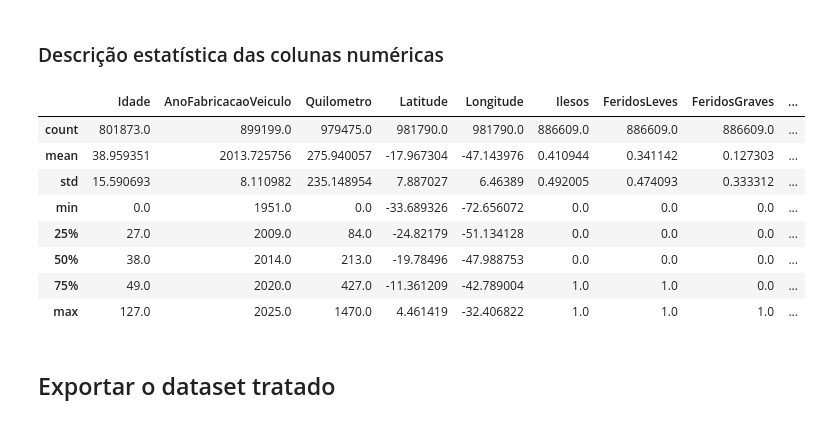
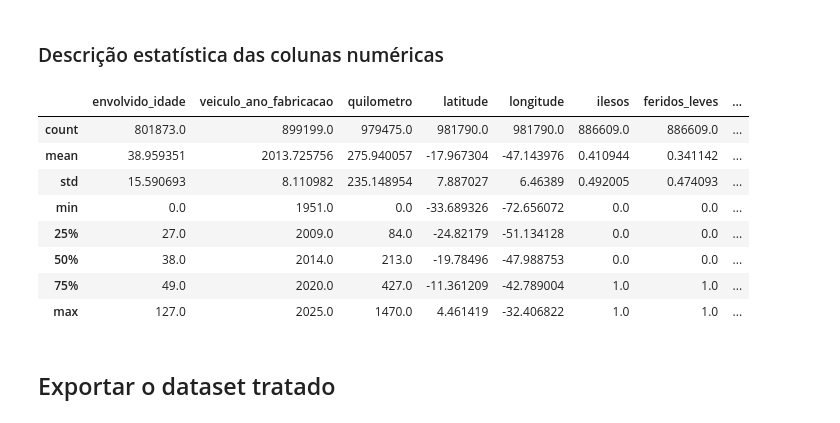
Before and after one commit to Yagoas/SinistrosPRF, a Jupyter notebook: notebooks/tratamento_raw.ipynb, the cells around one changed output. Cells and saved outputs as stored; diff of their text form; code cells hidden in the pictures.

```diff
--- a/notebooks/tratamento_raw.ipynb
+++ b/notebooks/tratamento_raw.ipynb
@@ -271,8 +271,8 @@ df['FaixaEtariaClasse'] = df['Idade'].apply(idade_to_classe).astype('string')
 ### Gravidade
 # %%
 # Variáveis para definir a gravidade do sinistro
-mortos = pd.to_numeric(df.get('Mortos'), errors='coerce').fillna(0)
-feridos = pd.to_numeric(df.get('Feridos'), errors='coerce').fillna(0)
+mortos = pd.to_numeric(df.get('mortos'), errors='coerce').fillna(0)
+feridos = pd.to_numeric(df.get('feridos'), errors='coerce').fillna(0)
 
 # Define condições para a coluna Gravidade
 cond_morto = mortos > 0
@@ -282,36 +282,36 @@ cond_sem_vitima = feridos.notna() & (feridos == 0)
 choices = ['Com morto', 'Com ferido', 'Sem vítima']
 conds = [cond_morto, cond_ferido, cond_sem_vitima]
 
-df['Gravidade'] = pd.Series(np.select(conds, choices, default='Não informado'), index=df.index).astype('string')
+df['gravidade'] = pd.Series(np.select(conds, choices, default='Não informado'), index=df.index).astype('string')
 # %% [markdown]
 ### UPS (Unidade Padrão de Severidade)
 # %%
 # Conforme INSTRUÇÃO NORMATIVA Nº 43/DNIT SEDE, DE 04 DE AGOSTO DE 2021
 
 # Variáveis necessárias para UPS
-mortos = pd.to_numeric(df.get('Mortos'), errors='coerce').fillna(0)
-feridos = pd.to_numeric(df.get('Feridos'), errors='coerce').fillna(0)
-tipo_acidente = df.get('TipoDoSinistro', pd.Series('', index=df.index))
+mortos = pd.to_numeric(df.get('mortos'), errors='coerce').fillna(0)
+feridos = pd.to_numeric(df.get('feridos'), errors='coerce').fillna(0)
+tipo_acidente = df.get('sinistro_tipo', pd.Series('', index=df.index))
 tipo_acidente = tipo_acidente.fillna('')
 
 # UPS: 13 se houver morto, se não 6 se envolveu pedestre, se não 4 se houve feridos, se não 1 somente danos materiais
 ups = np.where(mortos > 0, 13,
         np.where(tipo_acidente == 'Atropelamento', 6,
             np.where(feridos > 0, 4, 1)))
-df['UPS'] = pd.Series(ups, index=df.index).astype('Int64')
+df['ups'] = pd.Series(ups, index=df.index).astype('Int64')
 # %% [markdown]
 ## Outros tratamentos
 # %% [markdown]
 ### Limpeza e ajuste de dados vazios
 # %%
 # Trim de várias colunas textuais e normalizar nulos/ '(null)' -> 'Não informado'
-trim_cols = ['UF','Sentido','UsoDoSolo','TipoDoSinistro','Causa','Gravidade','Municipio','CondicaoMeteorologica','TipoPista','TracadoVia']
+trim_cols = ['uf','via_sentido','uso_solo','sinistro_tipo','sinistro_causa','gravidade','municipio','CondicaoMeteorologica','via_tipo','via_tracado']
 for c in trim_cols:
     if c in df.columns:
         df[c] = df[c].astype(str).str.strip().replace({'nan':pd.NA, 'None':pd.NA, '(null)':pd.NA})
 
 # Substituir strings vazias por 'Não Informado' em colunas-chave
-for c in ['Causa','TipoDoSinistro',]:
+for c in ['sinistro_causa','sinistro_tipo',]:
     if c in df.columns:
         df[c] = df[c].replace({pd.NA:'Não informado','': 'Não informado'})
 
@@ -326,33 +326,33 @@ Deduplicated: 981790 -> 981790
 # %%
 # Tratamento Idade
 ## Transformar idade > 200 em NaN
-df.loc[df['Idade'] > 200, 'Idade'] = pd.NA
+df.loc[df['envolvido_idade'] > 200, 'envolvido_idade'] = pd.NA
 
 
 # Tratamento Ano de fabricação do veículo
 ## Transformar Ano Atual < Ano < 1920 em NaN
 ano_atual = datetime.now().year
-df.loc[(df['AnoFabricacaoVeiculo'] > ano_atual) | (df['AnoFabricacaoVeiculo'] < 1920), 'AnoFabricacaoVeiculo'] = pd.NA
+df.loc[(df['veiculo_ano_fabricacao'] > ano_atual) | (df['veiculo_ano_fabricacao'] < 1920), 'veiculo_ano_fabricacao'] = pd.NA
 
 
 # Mostra gráficos tratados
 ## Idade:
 # Agrupa por idade, conta ocorrências e mostra em gráfico de dispersão
-contagem_idade = df['Idade'].value_counts()
+contagem_idade = df['envolvido_idade'].value_counts()
 df_plot_frequencia = contagem_idade.reset_index()
-df_plot_frequencia.columns = ['Idade', 'Quantidade']
+df_plot_frequencia.columns = ['envolvido_idade', 'Quantidade']
 
 plt.figure(figsize=(8, 6))
 sns.scatterplot(
     data=df_plot_frequencia,
     x='Quantidade',
-    y='Idade',
+    y='envolvido_idade',
     s=30,
     alpha=0.8
 )
 plt.title('Quantidade de envolvidos por Idade (Frequência)', fontsize=14)
 plt.xlabel('Quantidade')
-plt.ylabel('Idade')
+plt.ylabel('envolvido_idade')
 plt.ticklabel_format(style='plain', axis='x')
 
 plt.tight_layout()
@@ -361,13 +361,13 @@ plt.show()
 ## Ano:
 
 # Remove outliers baseados na marca (remove "Não Informado/Não Informado", "NA/NA", "NaN" e "Outros")
-df_ano_tratado = df[~df['Marca'].isin(['Não Informado/Não Informado', 'NA/NA', 'NaN', 'Outros'])]
-df_ano_tratado = df_ano_tratado[df_ano_tratado['Marca'].notna()]
+df_ano_tratado = df[~df['veiculo_marca_modelo'].isin(['Não Informado/Não Informado', 'NA/NA', 'NaN', 'Outros'])]
+df_ano_tratado = df_ano_tratado[df_ano_tratado['veiculo_marca_modelo'].notna()]
 
 # Agrupa por Ano de fabricação, conta IDs únicos de veículos e mostra em gráfico de Box
-df_veiculos = df_ano_tratado.groupby('AnoFabricacaoVeiculo')['VeiculoID'].nunique().reset_index()
-df_veiculos.columns = ['AnoFabricacaoVeiculo', 'Quantidade']
-df_veiculos.set_index('AnoFabricacaoVeiculo', inplace=True)
+df_veiculos = df_ano_tratado.groupby('veiculo_ano_fabricacao')['veiculo_id'].nunique().reset_index()
+df_veiculos.columns = ['veiculo_ano_fabricacao', 'Quantidade']
+df_veiculos.set_index('veiculo_ano_fabricacao', inplace=True)
 
 # Verifica valores mínimos e máximos para o título
 ano_atual = datetime.now().year
@@ -469,17 +468,17 @@ Amostra das colunas criadas/convertidas (primeiras 10 linhas):
 # %% [markdown]
 ### Descrição estatística das colunas numéricas
 # %%
-df[['Data', 'Horario', 'Idade', 'AnoFabricacaoVeiculo', 'Quilometro', 'Latitude', 'Longitude', 'Ilesos', 'FeridosLeves', 'FeridosGraves', 'Feridos', 'Mortos', 'UPS', 'Ano', 'Hora']].describe()
+df[['data', 'horario', 'envolvido_idade', 'veiculo_ano_fabricacao', 'quilometro', 'latitude', 'longitude', 'ilesos', 'feridos_leves', 'feridos_graves', 'feridos', 'mortos', 'ups', 'ano', 'hora']].describe()
 # %% [output]
-|  | Idade | AnoFabricacaoVeiculo | Quilometro | Latitude | Longitude | Ilesos | FeridosLeves | FeridosGraves | ... |
-| count | 801873.0 | 899199.0 | 979475.0 | 981790.0 | 981790.0 | 886609.0 | 886609.0 | 886609.0 | ... |
-| mean | 38.959351 | 2013.725756 | 275.940057 | -17.967304 | -47.143976 | 0.410944 | 0.341142 | 0.127303 | ... |
-| std | 15.590693 | 8.110982 | 235.148954 | 7.887027 | 6.46389 | 0.492005 | 0.474093 | 0.333312 | ... |
-| min | 0.0 | 1951.0 | 0.0 | -33.689326 | -72.656072 | 0.0 | 0.0 | 0.0 | ... |
-| 25% | 27.0 | 2009.0 | 84.0 | -24.82179 | -51.134128 | 0.0 | 0.0 | 0.0 | ... |
-| 50% | 38.0 | 2014.0 | 213.0 | -19.78496 | -47.988753 | 0.0 | 0.0 | 0.0 | ... |
-| 75% | 49.0 | 2020.0 | 427.0 | -11.361209 | -42.789004 | 1.0 | 1.0 | 0.0 | ... |
-| max | 127.0 | 2025.0 | 1470.0 | 4.461419 | -32.406822 | 1.0 | 1.0 | 1.0 | ... |
+|  | envolvido_idade | veiculo_ano_fabricacao | quilometro | latitude | longitude | ilesos | feridos_leves | ... |
+| count | 801873.0 | 899199.0 | 979475.0 | 981790.0 | 981790.0 | 886609.0 | 886609.0 | ... |
+| mean | 38.959351 | 2013.725756 | 275.940057 | -17.967304 | -47.143976 | 0.410944 | 0.341142 | ... |
+| std | 15.590693 | 8.110982 | 235.148954 | 7.887027 | 6.46389 | 0.492005 | 0.474093 | ... |
+| min | 0.0 | 1951.0 | 0.0 | -33.689326 | -72.656072 | 0.0 | 0.0 | ... |
+| 25% | 27.0 | 2009.0 | 84.0 | -24.82179 | -51.134128 | 0.0 | 0.0 | ... |
+| 50% | 38.0 | 2014.0 | 213.0 | -19.78496 | -47.988753 | 0.0 | 0.0 | ... |
+| 75% | 49.0 | 2020.0 | 427.0 | -11.361209 | -42.789004 | 1.0 | 1.0 | ... |
+| max | 127.0 | 2025.0 | 1470.0 | 4.461419 | -32.406822 | 1.0 | 1.0 | ... |
 # %% [markdown]
 ## Exportar o dataset tratado
 # %%
```
Also changed, not shown: parts of 15 cells of this notebook, 2 other files.
